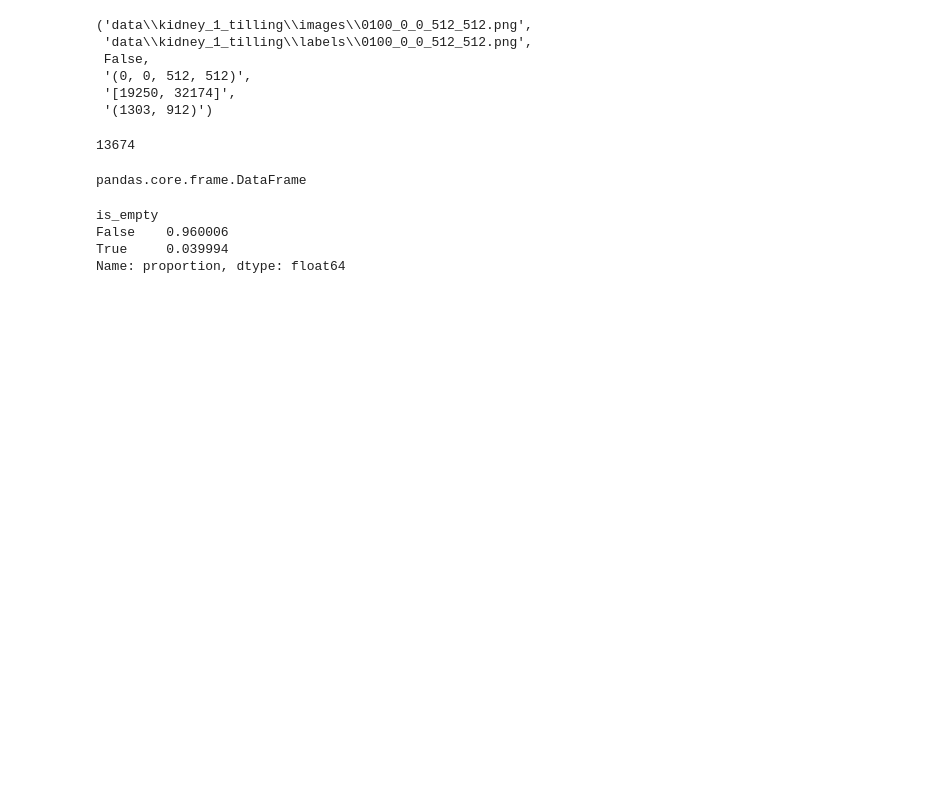
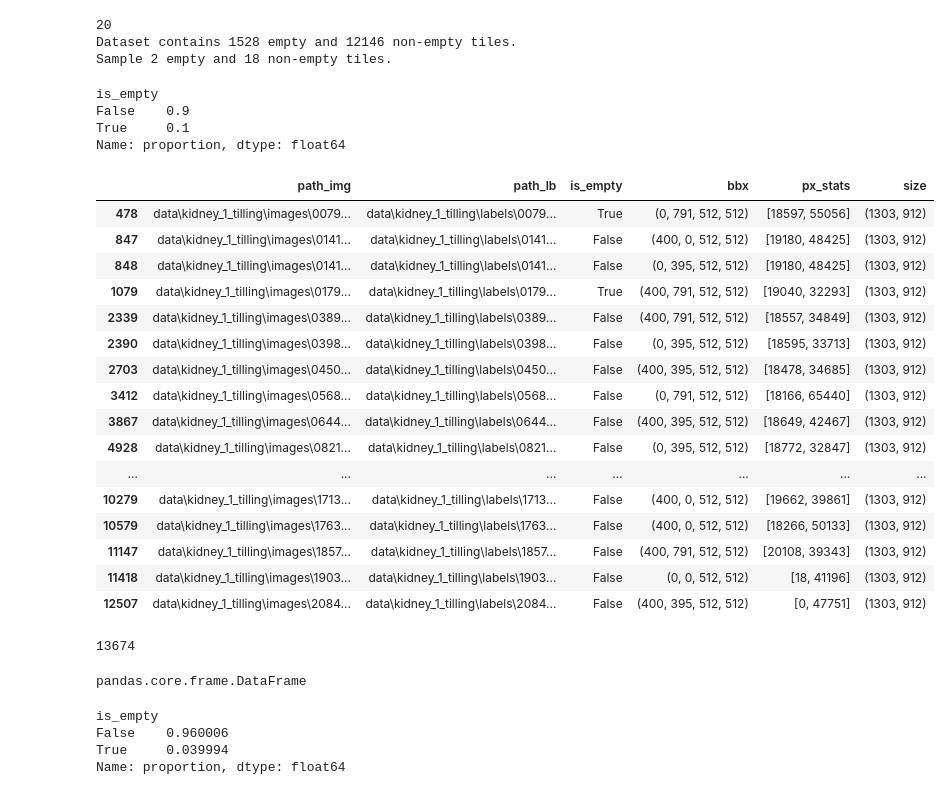
Before and after one commit to nature1511/kidney-segmentation, a Jupyter notebook: tilling_loader.ipynb, the cells around one changed output. Cells and saved outputs as stored; diff of their text form; code cells hidden in the pictures; blank space fills up the shorter version.

```diff
--- a/tilling_loader.ipynb
+++ b/tilling_loader.ipynb
@@ -20,34 +22,55 @@ df = pd.read_csv(CFG.path_df_kidney_1_til)
 class Tilling_loader(Dataset):
     """Creating a dataloader for image tiling
     """
+
     def __init__(self,
-                name_data: str,
-                path_to_df: str,
-                use_random_sub: bool = False,
-                empty_tile_pct:int = 0,
-                transform = None
+                 name_data: str,
+                 path_to_df: str,
+                 use_random_sub: bool = False,
+                 empty_tile_pct: int = 0,
+                 sample_limit :Optional[int] = None,
+                 transform=None
 
-                ):
+                 ):
         super().__init__()
         self.name_data = name_data
         self.path_to_df = Path(path_to_df)
         self.use_random_sub = use_random_sub
         self.empty_tile_pct = empty_tile_pct
+        self.sample_limit = sample_limit
         self.transform = transform
 
-        self.df = pd.read_csv(self.path_to_df)
-
+        df = pd.read_csv(self.path_to_df)
+        if self.use_random_sub:
+            self.df = random_sub_df(df=df, sample_limit=self.sample_limit,
+                                    empty_tile_pct=self.empty_tile_pct)
+        else:
+            self.df = df
 
     def __len__(self) -> int:
         return self.df.shape[0]
 
     def __getitem__(self, idx) -> tuple:
-        img_path,lb_path,is_empty, bbx,px_stats,size = self.df.iloc[idx,:].values
+        img_path, lb_path, is_empty, bbx, px_stats, size = self.df.iloc[idx, :].values
+
+        return img_path, lb_path, is_empty, bbx, px_stats, size
 
 
-        return img_path,lb_path,is_empty, bbx,px_stats,size
 data_loader = Tilling_loader(
     name_data='kidney_1_tilling',
     path_to_df='data\\kidney_1_tilling.csv',
-    use_random_sub = None
+    use_random_sub=True,
+    empty_tile_pct=10,
+    sample_limit=20
 )
+# %% [output]
+20
+Dataset contains 1528 empty and 12146 non-empty tiles.
+Sample 2 empty and 18 non-empty tiles.
+# %%
+data_loader.df['is_empty'].value_counts(normalize=True)
+# %% [output]
+is_empty
+False    0.9
+True     0.1
+Name: proportion, dtype: float64
@@ -54,12 +80,23 @@ data_loader = Tilling_loader(
 # %%
-data_loader[600]
+data_loader.df
 # %% [output]
-('data\\kidney_1_tilling\\images\\0100_0_0_512_512.png',
- 'data\\kidney_1_tilling\\labels\\0100_0_0_512_512.png',
- False,
- '(0, 0, 512, 512)',
- '[19250, 32174]',
- '(1303, 912)')
+|  | path_img | path_lb | is_empty | bbx | px_stats | size |
+| 478 | data\kidney_1_tilling\images\0079... | data\kidney_1_tilling\labels\0079... | True | (0, 791, 512, 512) | [18597, 55056] | (1303, 912) |
+| 847 | data\kidney_1_tilling\images\0141... | data\kidney_1_tilling\labels\0141... | False | (400, 0, 512, 512) | [19180, 48425] | (1303, 912) |
+| 848 | data\kidney_1_tilling\images\0141... | data\kidney_1_tilling\labels\0141... | False | (0, 395, 512, 512) | [19180, 48425] | (1303, 912) |
+| 1079 | data\kidney_1_tilling\images\0179... | data\kidney_1_tilling\labels\0179... | True | (400, 791, 512, 512) | [19040, 32293] | (1303, 912) |
+| 2339 | data\kidney_1_tilling\images\0389... | data\kidney_1_tilling\labels\0389... | False | (400, 791, 512, 512) | [18557, 34849] | (1303, 912) |
+| 2390 | data\kidney_1_tilling\images\0398... | data\kidney_1_tilling\labels\0398... | False | (0, 395, 512, 512) | [18595, 33713] | (1303, 912) |
+| 2703 | data\kidney_1_tilling\images\0450... | data\kidney_1_tilling\labels\0450... | False | (400, 395, 512, 512) | [18478, 34685] | (1303, 912) |
+| 3412 | data\kidney_1_tilling\images\0568... | data\kidney_1_tilling\labels\0568... | False | (0, 791, 512, 512) | [18166, 65440] | (1303, 912) |
+| 3867 | data\kidney_1_tilling\images\0644... | data\kidney_1_tilling\labels\0644... | False | (400, 395, 512, 512) | [18649, 42467] | (1303, 912) |
+| 4928 | data\kidney_1_tilling\images\0821... | data\kidney_1_tilling\labels\0821... | False | (0, 395, 512, 512) | [18772, 32847] | (1303, 912) |
+| ... | ... | ... | ... | ... | ... | ... |
+| 10279 | data\kidney_1_tilling\images\1713... | data\kidney_1_tilling\labels\1713... | False | (400, 0, 512, 512) | [19662, 39861] | (1303, 912) |
+| 10579 | data\kidney_1_tilling\images\1763... | data\kidney_1_tilling\labels\1763... | False | (400, 0, 512, 512) | [18266, 50133] | (1303, 912) |
+| 11147 | data\kidney_1_tilling\images\1857... | data\kidney_1_tilling\labels\1857... | False | (400, 791, 512, 512) | [20108, 39343] | (1303, 912) |
+| 11418 | data\kidney_1_tilling\images\1903... | data\kidney_1_tilling\labels\1903... | False | (0, 0, 512, 512) | [18, 41196] | (1303, 912) |
+| 12507 | data\kidney_1_tilling\images\2084... | data\kidney_1_tilling\labels\2084... | False | (400, 395, 512, 512) | [0, 47751] | (1303, 912) |
 # %%
 len(data_loader)
 # %% [output]
```
Also changed, not shown: parts of 2 cells of this notebook, 3 other files.
